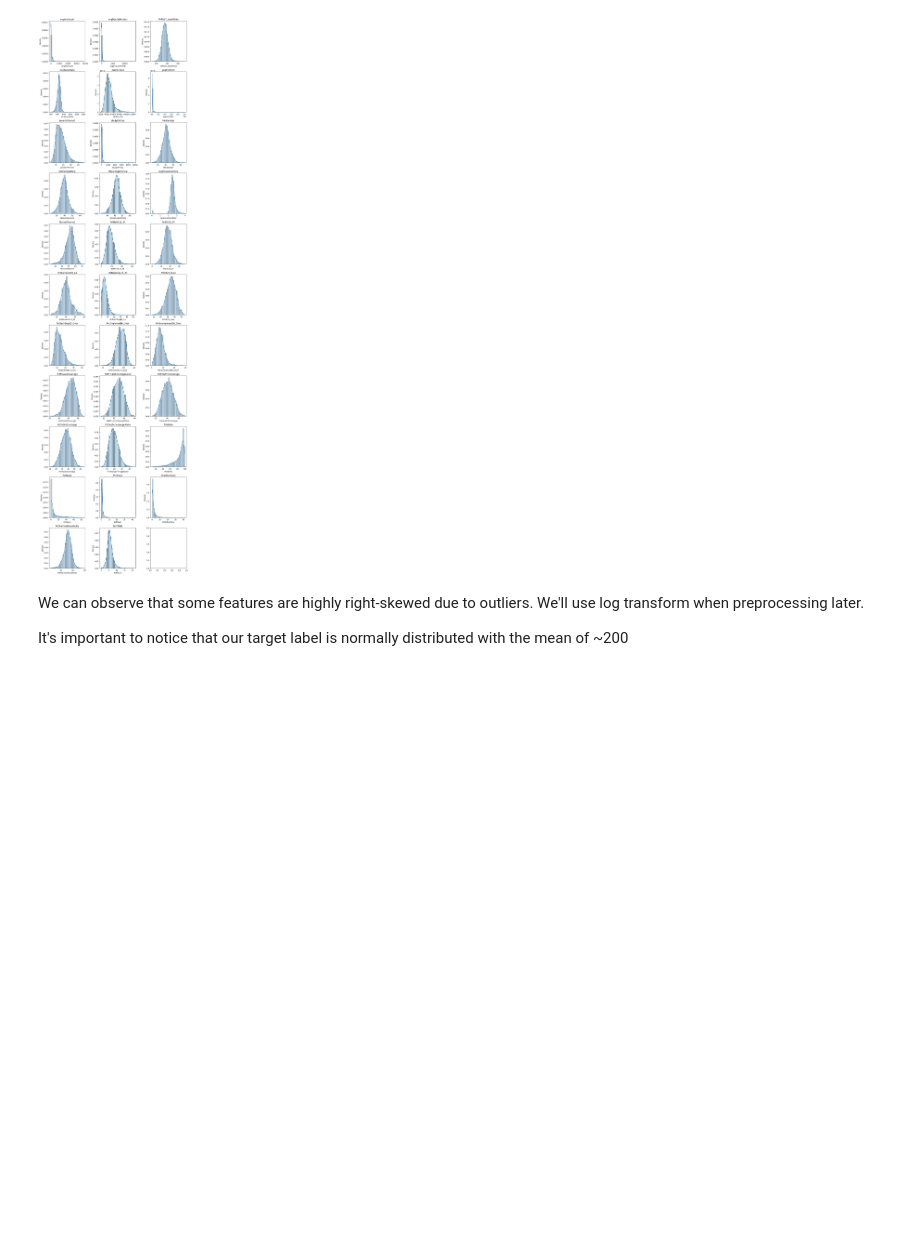
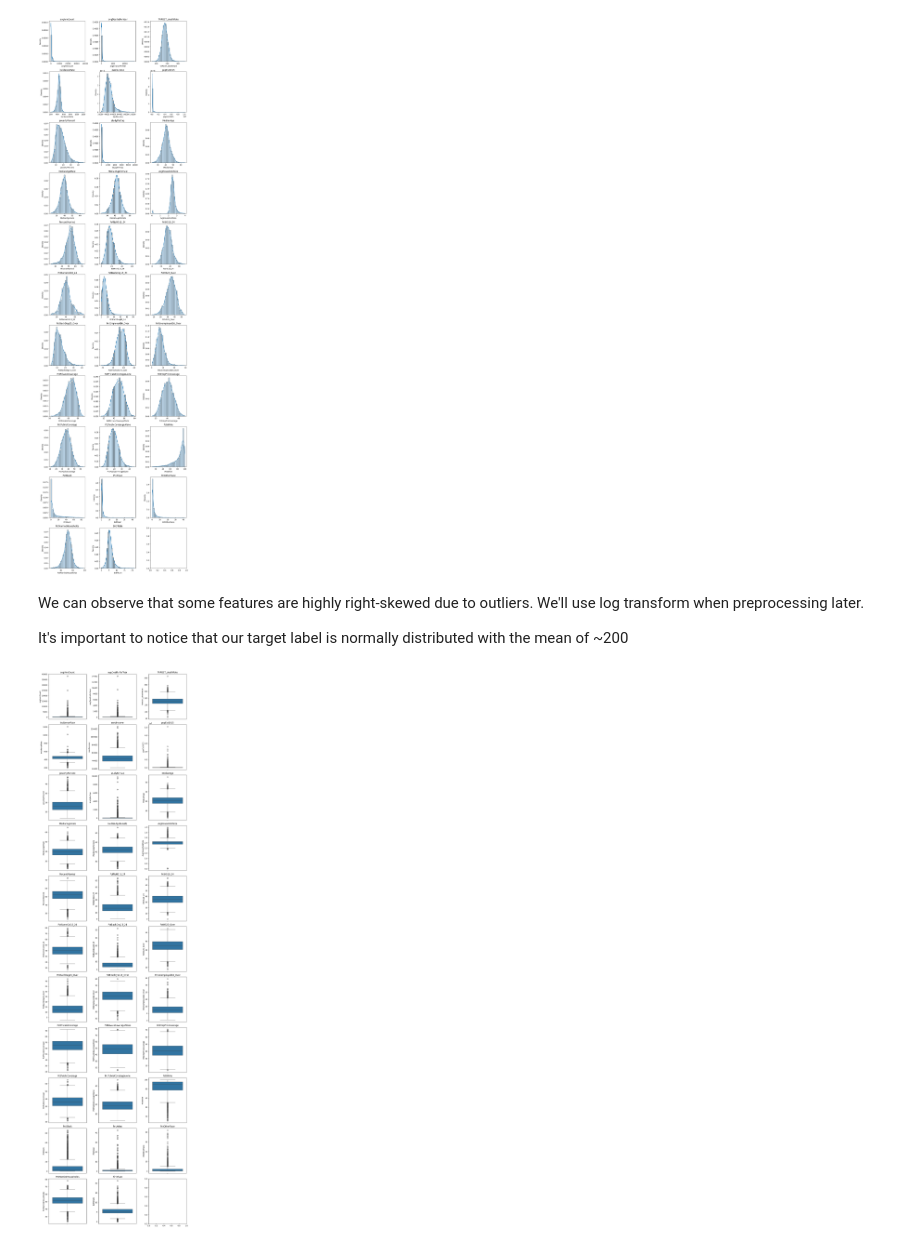
Before and after one commit to toan-ly/CS-5137-Deep-Learning, a Jupyter notebook: homework1/src/eda.ipynb, the cells around one changed output. Cells and saved outputs as stored; diff of their text form; code cells hidden in the pictures; blank space fills up the shorter version.

```diff
--- a/homework1/src/eda.ipynb
+++ b/homework1/src/eda.ipynb
@@ -412,3 +428,7 @@ We can observe that some features are highly right-skewed due to outliers. We'll
 
 
 It's important to notice that our target label is normally distributed with the mean of ~200
+# %%
+plot_boxwhisker(df, num_cols=3)
+# %% [output]
+[figure, added]
```
Also changed, not shown: parts of 2 cells of this notebook, 9 other files.
